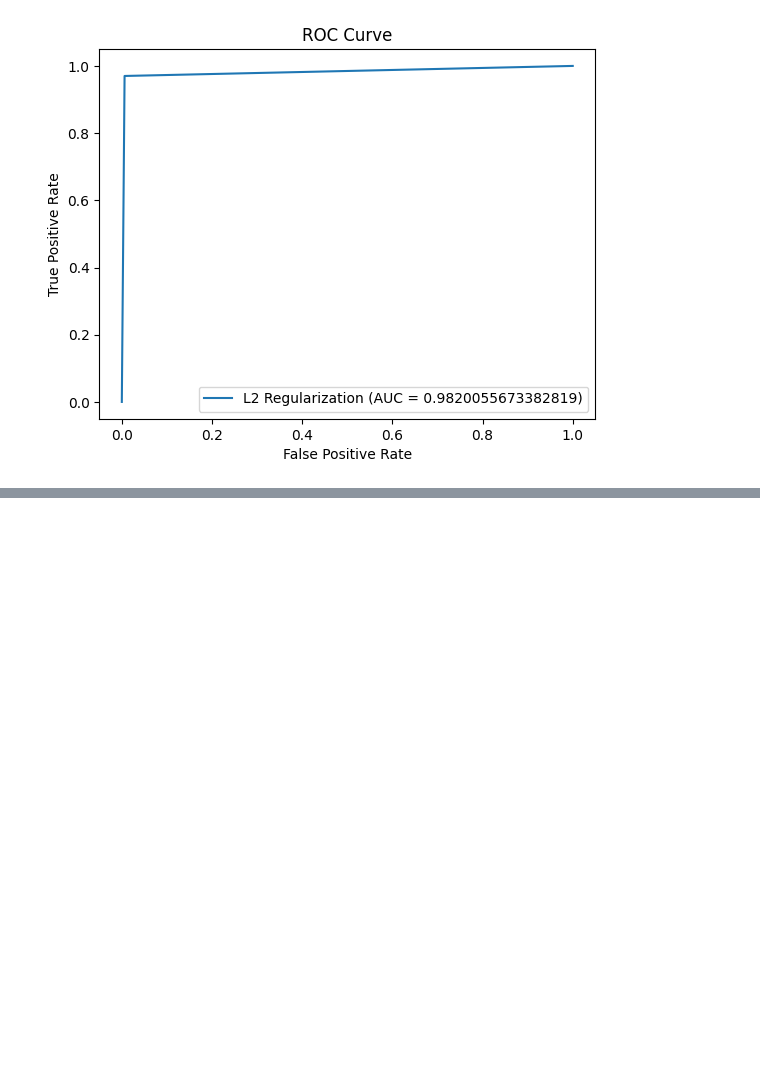
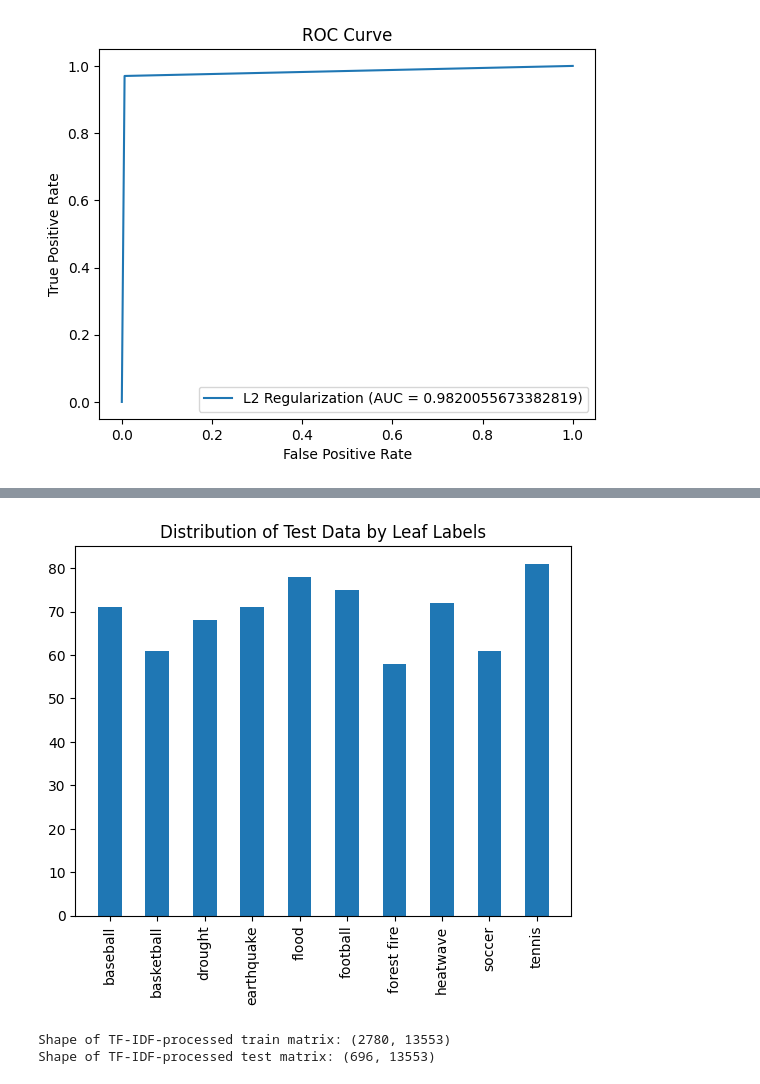
Before and after one commit to vidhishah9/News-Articles-Classification, a Jupyter notebook: ece219Project1.ipynb, the cells around one changed output, grey strips where cells are left out. Saved outputs shown, nothing was run; the diff lists cells and outputs as text; code cells hidden in the pictures; blank space fills up the shorter version.

```diff
--- a/ece219Project1.ipynb
+++ b/ece219Project1.ipynb
@@ -544,0 +723,69 @@ Confusion Matrix - L2:
+# %%
+counter = Counter(test['leaf_label'])
+leaf_names = counter.keys()
+leaf_counts = counter.values()
+
+# Plot histogram
+indexes = np.arange(len(leaf_names))
+plt.bar(indexes, leaf_counts, 0.5)
+plt.xticks(indexes, leaf_names, rotation = 90)
+plt.title('Distribution of Test Data by Leaf Labels')
+plt.show()
+# %% [output]
+[figure, added]
+# %%
+from sklearn.model_selection import train_test_split
+from sklearn.feature_extraction.text import CountVectorizer, TfidfTransformer
+import nltk
+from nltk import pos_tag
+from nltk.corpus import stopwords
+import re
+
+# WordNetLemmatizer
+wnl = nltk.wordnet.WordNetLemmatizer()
+analyzer = CountVectorizer().build_analyzer()
+
+# Functions from Project 1 Helper Code
+def penn2morphy(penntag):
+    """ Converts Penn Treebank tags to WordNet. """
+    morphy_tag = {'NN':'n', 'JJ':'a',
+                  'VB':'v', 'RB':'r'}
+    try:
+        return morphy_tag[penntag[:2]]
+    except:
+        return 'n'
+
+def lemmatize_sent(list_word):
+    # Text input is string, returns array of lowercased strings(words).
+    return [wnl.lemmatize(word.lower(), pos=penn2morphy(tag))
+            for word, tag in pos_tag(list_word)]
+
+def rmv_nums(doc):
+    # Text input is string, returns array of lowercased strings(words).
+    return (word for word in lemmatize_sent(analyzer(doc))
+            if not word.isdigit())
+
+# CountVectorizer
+vectorizer = CountVectorizer(analyzer = rmv_nums, min_df = 3, stop_words = 'english')
+
+# Fit and transform the training data
+X_train_counts = vectorizer.fit_transform(train['full_text'])
+
+# Transform testing data
+X_test_counts = vectorizer.transform(test['full_text'])
+
+# TfidfTransformer
+tfidf_transformer = TfidfTransformer()
+
+# Fit and transform training data using TfidfTransformer
+X_train_tfidf = tfidf_transformer.fit_transform(X_train_counts)
+
+# Transform testing data using fitted TfidfTransformer
+X_test_tfidf = tfidf_transformer.transform(X_test_counts)
+
+# Print Results
+print("Shape of TF-IDF-processed train matrix:", X_train_tfidf.shape)
+print("Shape of TF-IDF-processed test matrix:", X_test_tfidf.shape)
+# %% [output]
+Shape of TF-IDF-processed train matrix: (2780, 13553)
+Shape of TF-IDF-processed test matrix: (696, 13553)
```
Also changed, not shown: parts of 12 cells of this notebook.
